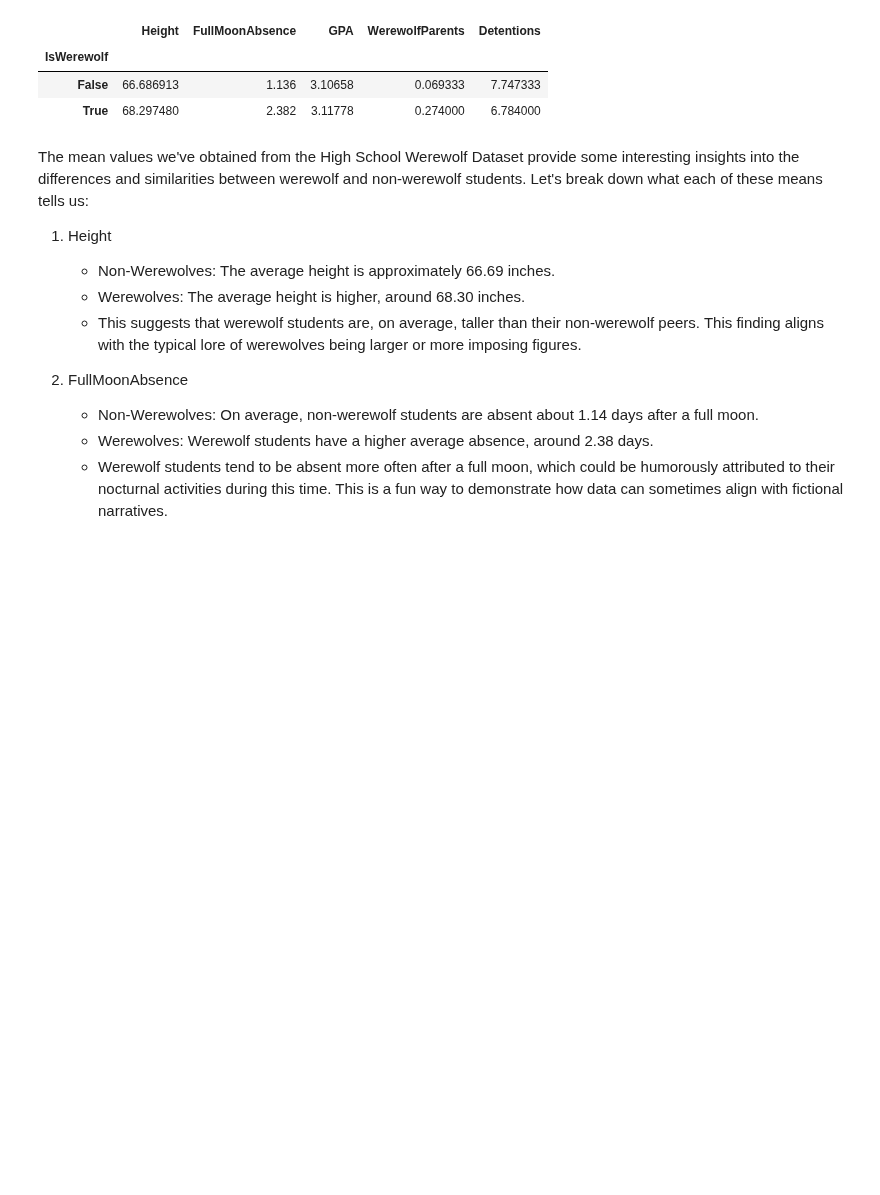
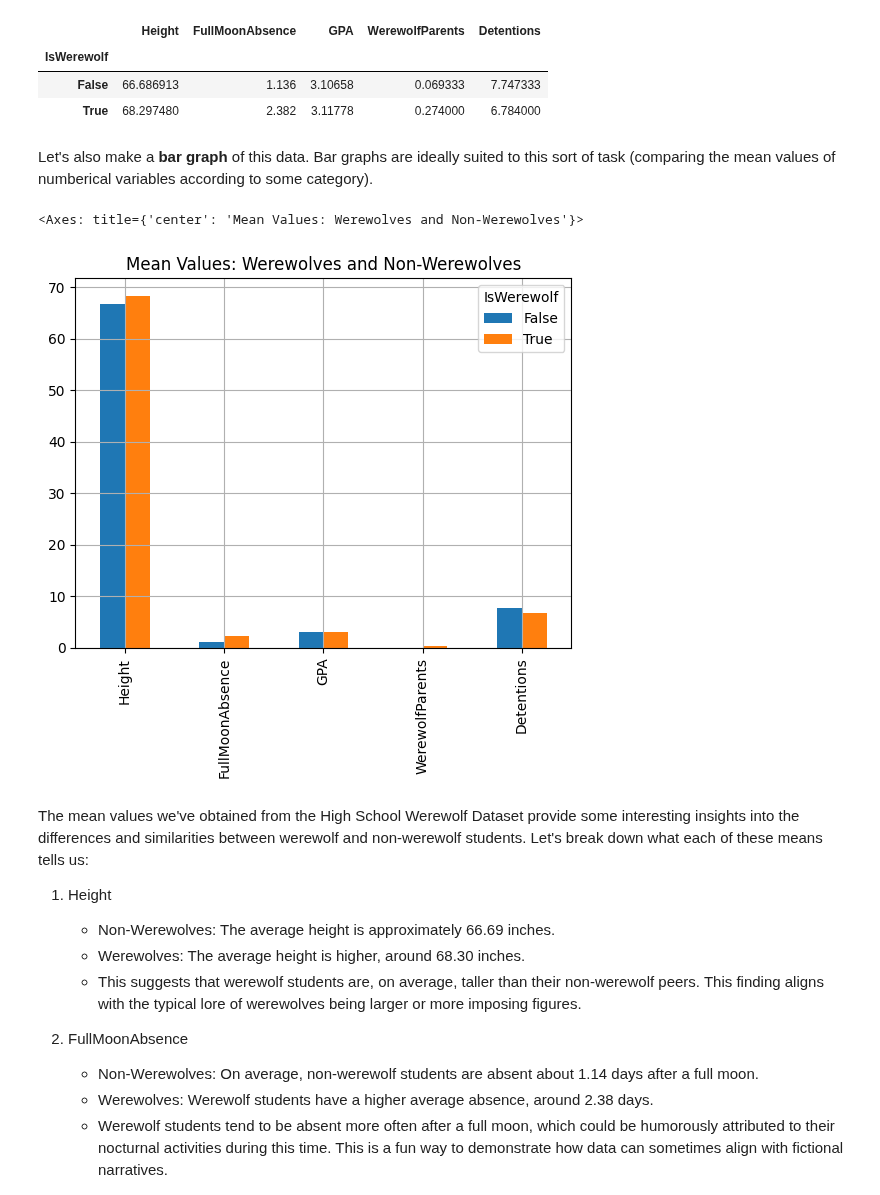
Before and after one commit to brendanpshea/A-Little-More-Logical, a Jupyter notebook: StatisticsWithWerewolves.ipynb, the cells around one changed output. Drawn from its saved outputs; the diff is of its cells as text; code cells hidden in the pictures; blank space fills up the shorter version.

```diff
--- a/StatisticsWithWerewolves.ipynb
+++ b/StatisticsWithWerewolves.ipynb
@@ -114,6 +114,14 @@ mean_values
 | IsWerewolf |  |  |  |  |  |
 | False | 66.686913 | 1.136 | 3.10658 | 0.069333 | 7.747333 |
 | True | 68.297480 | 2.382 | 3.11778 | 0.274000 | 6.784000 |
+# %% [markdown]
+Let's also make a **bar graph** of this data. Bar graphs are ideally suited to this sort of task (comparing the mean values of numberical variables according to some category).
+# %%
+mean_values.T.plot.bar(grid="True",
+                       title = "Mean Values: Werewolves and Non-Werewolves")
+# %% [output]
+<Axes: title={'center': 'Mean Values: Werewolves and Non-Werewolves'}>
+[figure, added]
 # %% [markdown]
 The mean values we've obtained from the High School Werewolf Dataset provide some interesting insights into the differences and similarities between werewolf and non-werewolf students. Let's break down what each of these means tells us:
 
```
Also changed, not shown: parts of 4 cells of this notebook.
